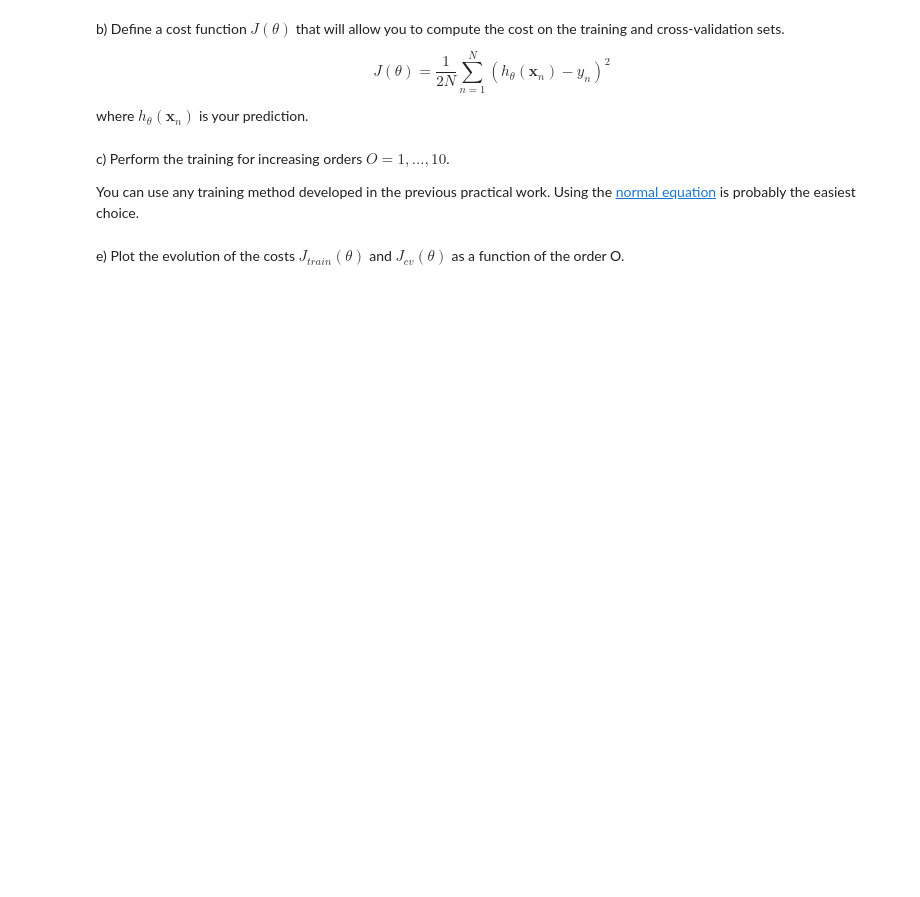
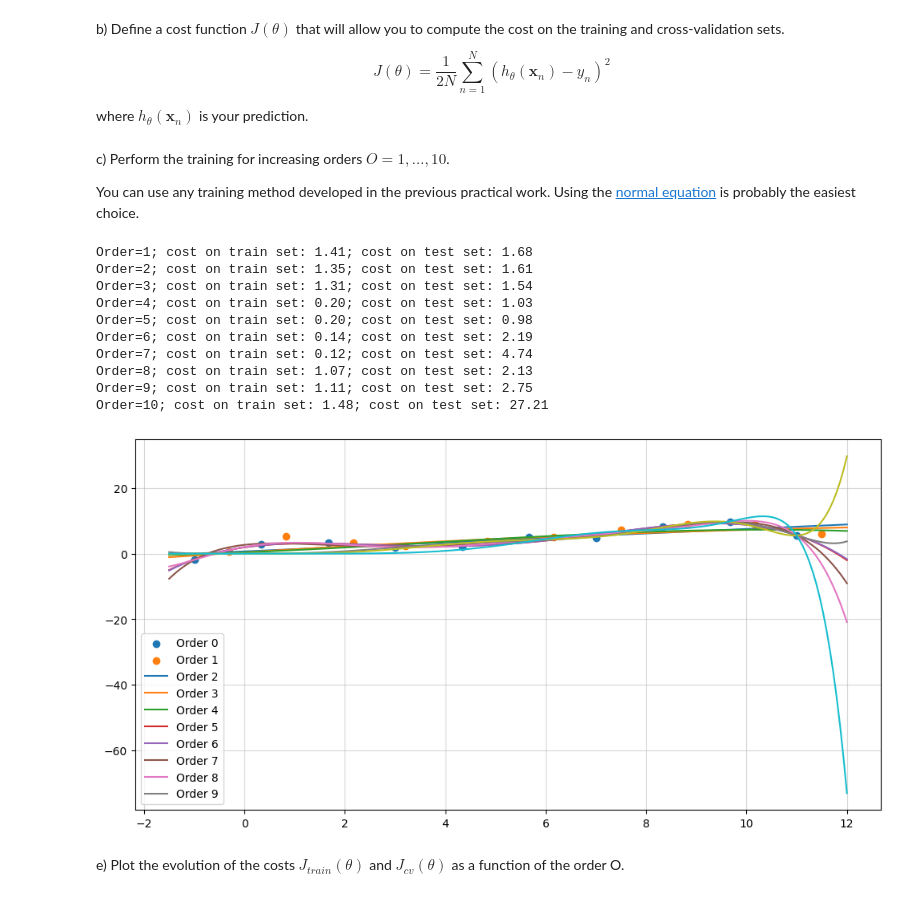
Before and after one commit to pleopleo6/FTP__ML, a Jupyter notebook: ML-PW-05-pellandini-gervasio-jaquet/ex3-overfitting/ex3-overfitting-pellandini-gervasio-jaquet.ipynb, the cells around one changed output. Drawn from its saved outputs; the diff is of its cells as text; code cells hidden in the pictures; blank space fills up the shorter version.

```diff
--- a/ML-PW-05-pellandini-gervasio-jaquet/ex3-overfitting/ex3-overfitting-pellandini-gervasio-jaquet.ipynb
+++ b/ML-PW-05-pellandini-gervasio-jaquet/ex3-overfitting/ex3-overfitting-pellandini-gervasio-jaquet.ipynb
@@ -40,15 +49,3 @@ def compute_cost(y_pred, y_true):
 c) Perform the training for increasing orders $O= 1 ,..., 10$.
 
 You can use any training method developed in the previous practical work. Using the [normal equation](http://mlwiki.org/index.php/Normal_Equation) is probably the easiest choice.
-# %%
-# TODO: implement the training method. The pseudo-code here is mostly for the normal equation. Adapt to your needs.
-
-def fit(X_train: np.array, y_train: np.array, order: float) -> np.array:
-    X_design = ...
-    thetas = ...
-    return thetas
-
-def predict(thetas: np.array, X: np.array) -> np.array:
-    y_pred = 0
-    ... # probably loop over the thetas...
-    return y_pred
@@ -55,26 +93,51 @@ def predict(thetas: np.array, X: np.array) -> np.array:
 # %%
+# Figure et nuages de points (on garde ta base)
 plt.figure(figsize=(12,6))
 plt.grid(alpha=0.5)
 plt.scatter(X_train, y_train)
 plt.scatter(X_test, y_test)
 
-...
+# Axe x
+x_unseen = np.linspace(min(X_train.min(), X_test.min()) - 0.5,
+                       max(X_train.max(), X_test.max()) + 0.5,
+                       200)
 
 train_cost_curve = []
 test_cost_curve = []
-for order in range(10):
-    ...
 
-    # Test on train set
-    ...
+for order in range(1,11):
+    # training
+    thetas = fit(X_train, y_train, order)
 
-    # Test on test set
-    ...
+    # test sur train
+    y_pred_train = predict(thetas, X_train)
+    cost_train = compute_cost(y_pred_train, y_train)
+    train_cost_curve.append(cost_train)
+
+    # test sur test
+    y_pred_test = predict(thetas, X_test)
+    cost_test = compute_cost(y_pred_test, y_test)
+    test_cost_curve.append(cost_test)
+
+    # tracé courbre
+    y_pred_line = predict(thetas, x_unseen)
+    plt.plot(x_unseen, y_pred_line)  # une ligne par ordre
 
     print(f"Order={order}; cost on train set: {cost_train:.2f}; cost on test set: {cost_test:.2f}")
 
-
 plt.legend([f"Order {i}" for i in range(10)]);
+# %% [output]
+Order=1; cost on train set: 1.41; cost on test set: 1.68
+Order=2; cost on train set: 1.35; cost on test set: 1.61
+Order=3; cost on train set: 1.31; cost on test set: 1.54
+Order=4; cost on train set: 0.20; cost on test set: 1.03
+Order=5; cost on train set: 0.20; cost on test set: 0.98
+Order=6; cost on train set: 0.14; cost on test set: 2.19
+Order=7; cost on train set: 0.12; cost on test set: 4.74
+Order=8; cost on train set: 1.07; cost on test set: 2.13
+Order=9; cost on train set: 1.11; cost on test set: 2.75
+Order=10; cost on train set: 1.48; cost on test set: 27.21
+[figure, added]
 # %% [markdown]
 e) Plot the evolution of the costs
 $J_{train}(θ)$ and $J_{cv}(θ)$
```
Also changed, not shown: parts of 4 cells of this notebook.
